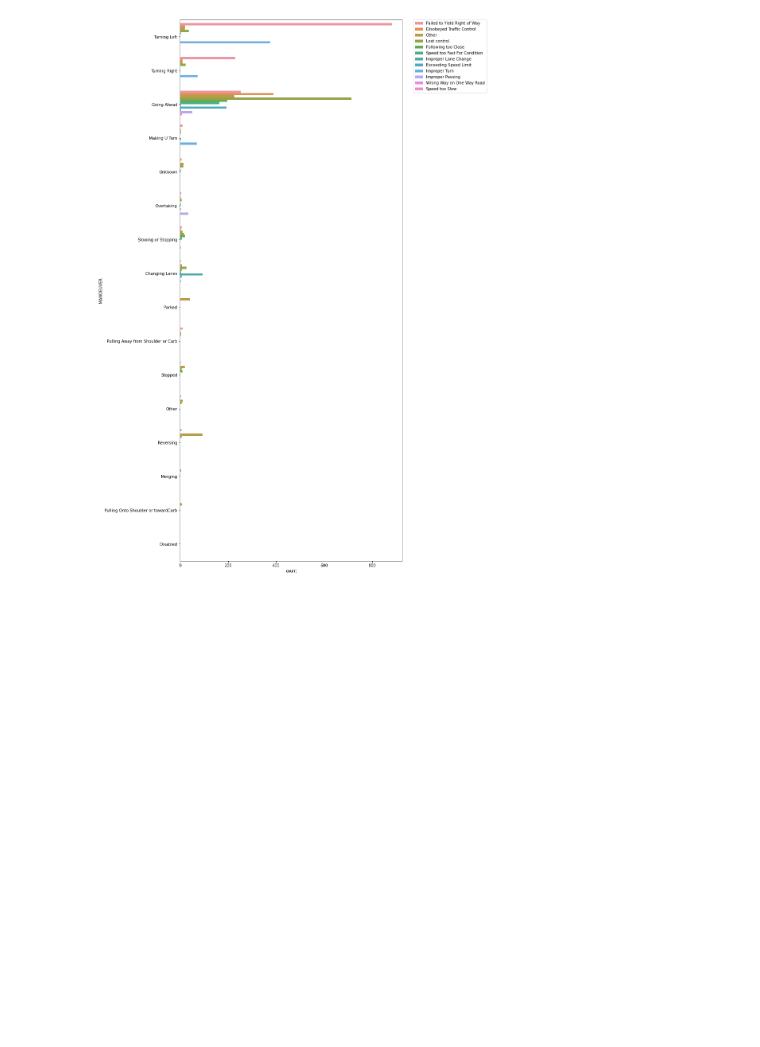
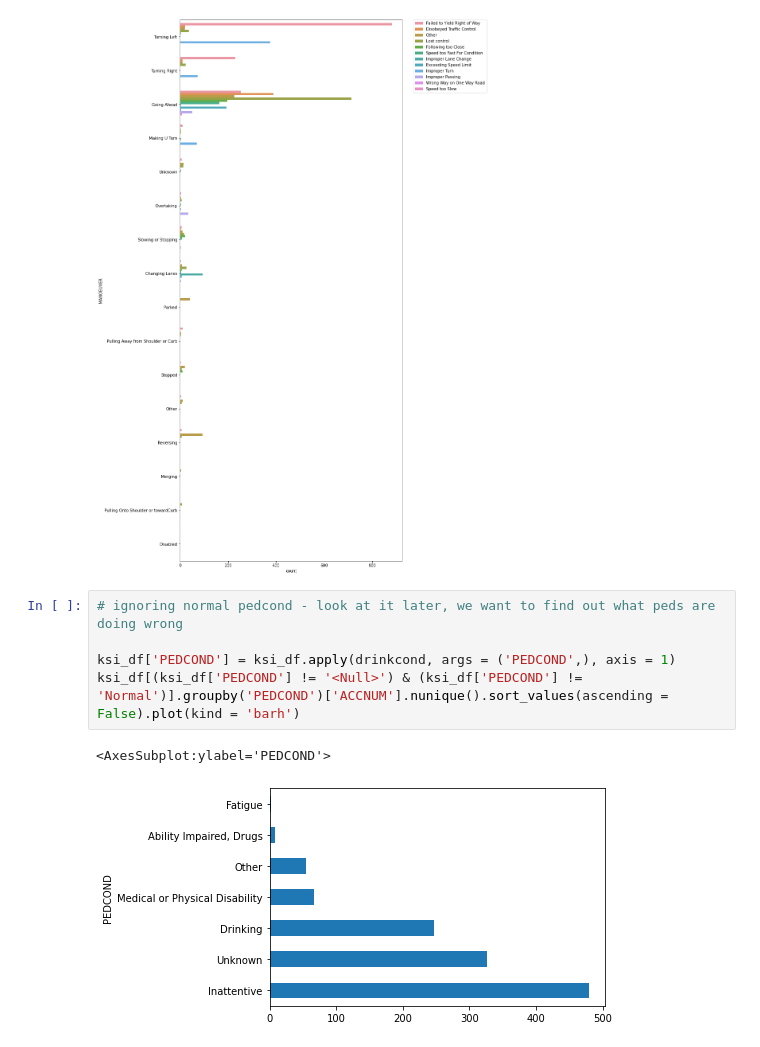
Before and after one commit to Vincent-Kwan/Safe-Roads-Competition, a Jupyter notebook: Behaviour_analysis.ipynb, the cells around one changed output. Drawn from its saved outputs; the diff is of its cells as text; blank space fills up the shorter version.

```diff
--- a/Behaviour_analysis.ipynb
+++ b/Behaviour_analysis.ipynb
@@ -112,3 +125,11 @@ plt.legend(bbox_to_anchor=(1.05, 1), loc=2, borderaxespad=0.)
 # %% [output]
 <matplotlib.legend.Legend at 0x...>
 [figure]
+# %%
+# ignoring normal pedcond - look at it later, we want to find out what peds are doing wrong
+
+ksi_df['PEDCOND'] = ksi_df.apply(drinkcond, args = ('PEDCOND',), axis = 1)
+ksi_df[(ksi_df['PEDCOND'] != '<Null>') & (ksi_df['PEDCOND'] != 'Normal')].groupby('PEDCOND')['ACCNUM'].nunique().sort_values(ascending = False).plot(kind = 'barh')
+# %% [output]
+<AxesSubplot:ylabel='PEDCOND'>
+[figure, added]
```
Also changed, not shown: parts of 9 cells of this notebook, 1 other file.
